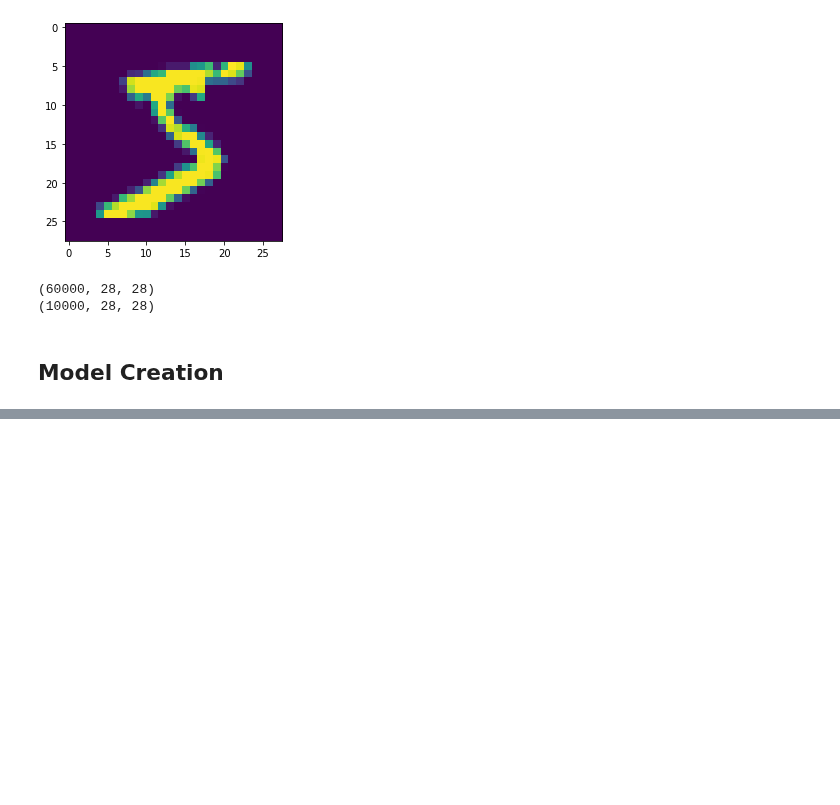
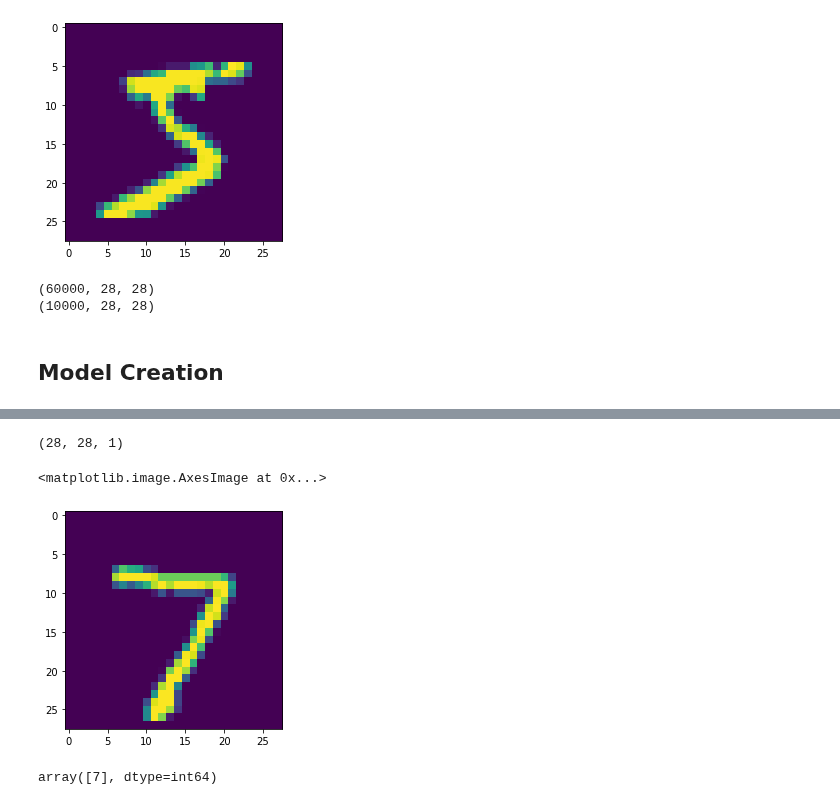
Before and after one commit to bdotbull/bb_learning_tf2_and_keras, a Jupyter notebook: topics/cnn/cnn_mnist.ipynb, the cells around one changed output, grey strips where cells are left out. Cells and saved outputs as stored; diff of their text form; code cells hidden in the pictures; blank space fills up the shorter version.

Commit message:
eval and predictions

```diff
--- a/topics/cnn/cnn_mnist.ipynb
+++ b/topics/cnn/cnn_mnist.ipynb
@@ -100,0 +198,16 @@ model.compile(loss='categorical_crossentropy', optimizer='adam',
+# %%
+single_number = x_test[0]
+# %%
+single_number.shape
+# %% [output]
+(28, 28, 1)
+# %%
+plt.imshow(single_number.reshape(28,28))
+# %% [output]
+<matplotlib.image.AxesImage at 0x...>
+[figure, added]
+# %%
+# num_images, width, height, color_channels
+model.predict_classes(single_number.reshape(1,28,28,1))
+# %% [output]
+array([7], dtype=int64)
```
Also changed, not shown: parts of 15 cells of this notebook.
